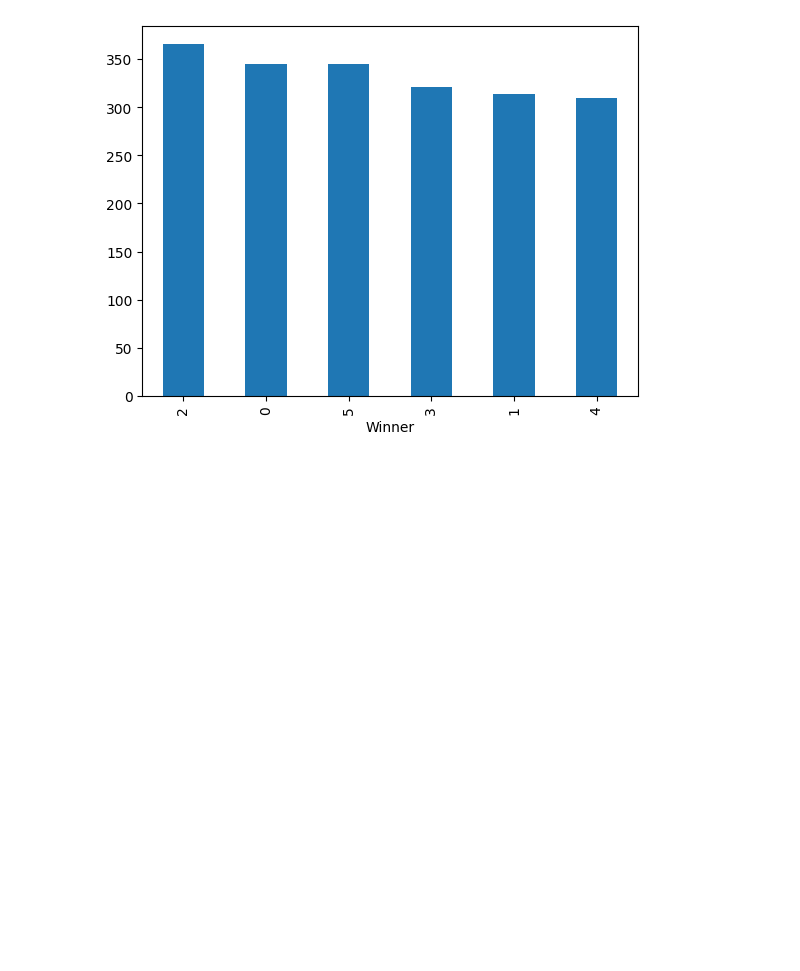
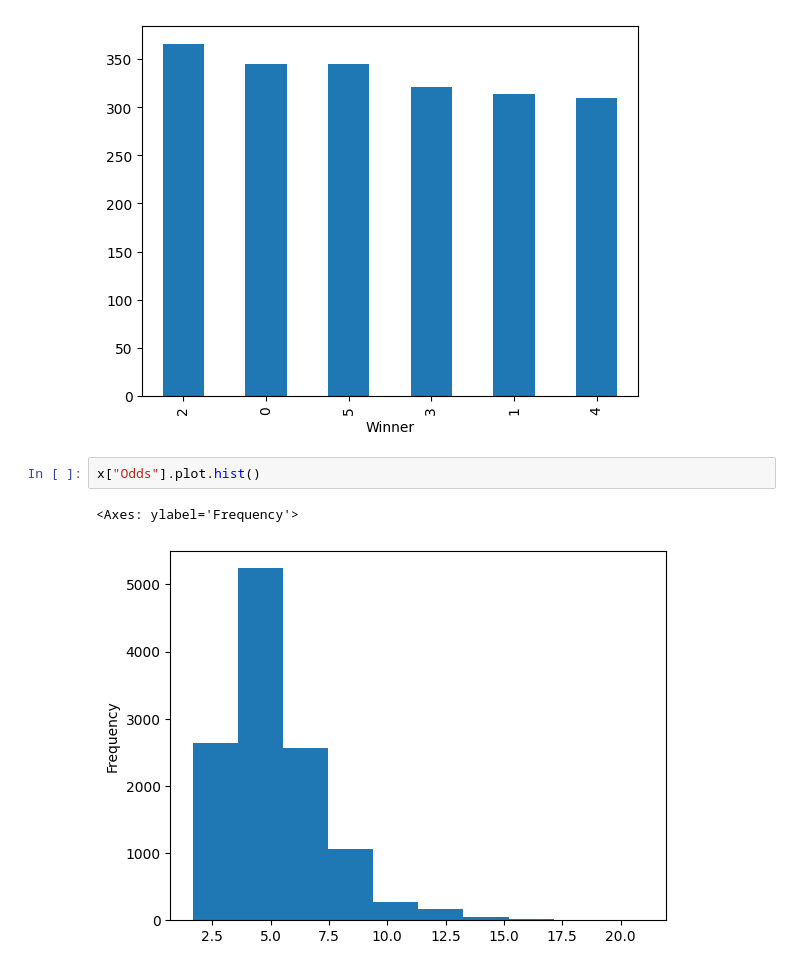
Before and after one commit to mr55p-dev/greyhound-guesser, a Jupyter notebook: eda/feature-selection.ipynb, the cells around one changed output. Cells and saved outputs as stored; diff of their text form; blank space fills up the shorter version.

```diff
--- a/eda/feature-selection.ipynb
+++ b/eda/feature-selection.ipynb
@@ -175,3 +175,8 @@ races["Winner"].value_counts().plot.bar()
 # %% [output]
 <Axes: xlabel='Winner'>
 [figure]
+# %%
+x["Odds"].plot.hist()
+# %% [output]
+<Axes: ylabel='Frequency'>
+[figure, added]
```
Also changed, not shown: parts of 4 cells of this notebook, 5 other files.
